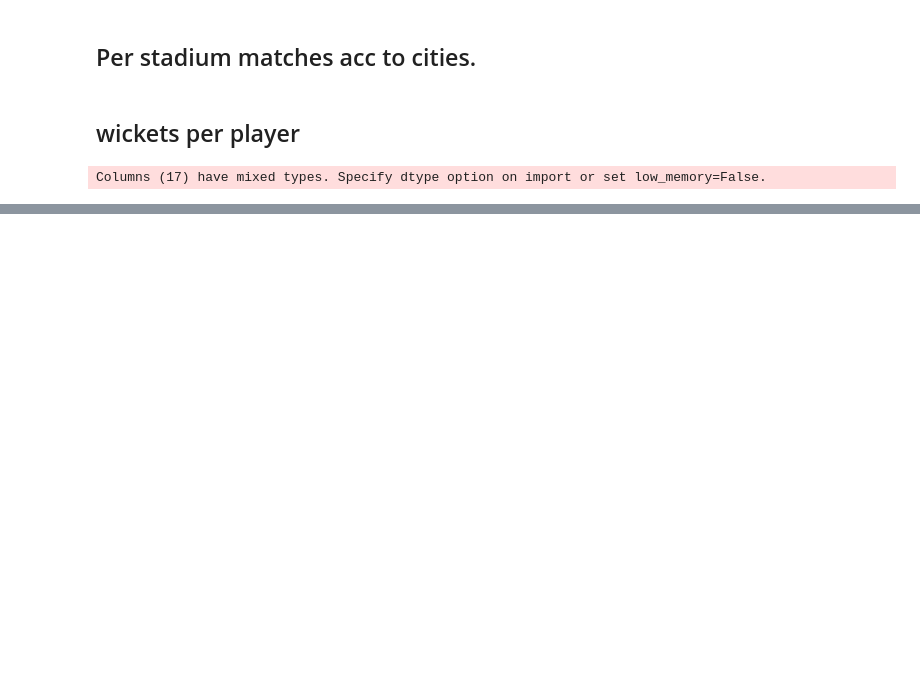
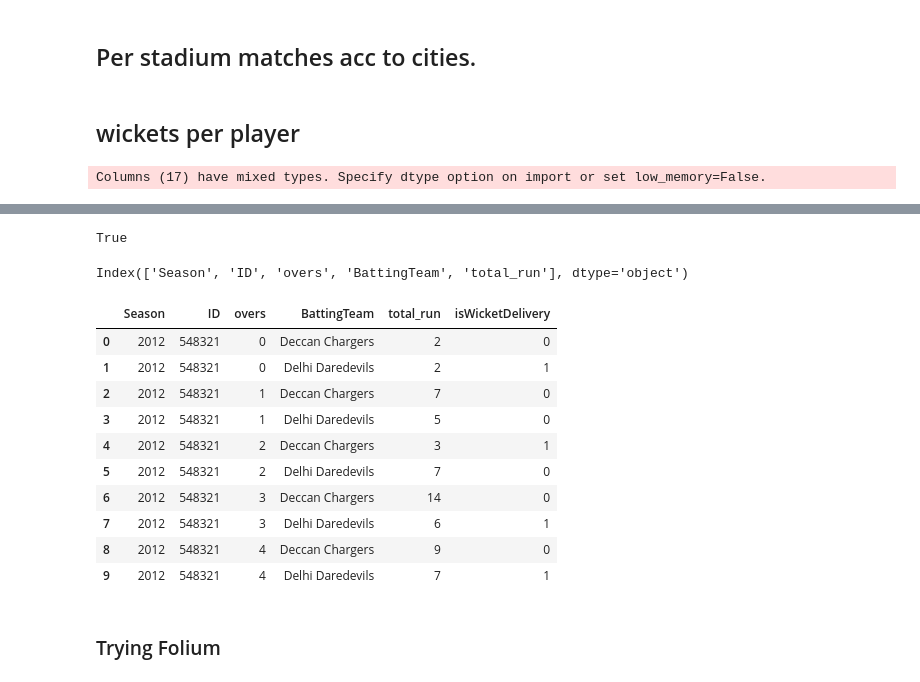
Before and after one commit to karanjain1601/dv_project, a Jupyter notebook: code.ipynb, the cells around one changed output, grey strips where cells are left out. Saved outputs shown, nothing was run; the diff lists cells and outputs as text; code cells hidden in the pictures; blank space fills up the shorter version.

```diff
--- a/code.ipynb
+++ b/code.ipynb
@@ -273,0 +363,5 @@ Columns (17) have mixed types. Specify dtype option on import or set low_memory=
+# %%
+data_run = data.groupby(['Season','ID','overs','BattingTeam'])['total_run'].sum()
+data_run = data_run.reset_index()
+data_run.to_csv('match_summary_runs.csv', index=False)
+data_run.head(10)
@@ -273,0 +380,5 @@ Columns (17) have mixed types. Specify dtype option on import or set low_memory=
+# %%
+data_wickets = data.groupby(['Season','ID','overs','BattingTeam'])['isWicketDelivery'].sum()
+data_wickets = data_wickets.reset_index()
+data_wickets.to_csv('match_summary_wickets.csv', index=False)
+data_wickets.head(10)
@@ -273,0 +397,24 @@ Columns (17) have mixed types. Specify dtype option on import or set low_memory=
+# %%
+len(data_run) == len(data_wickets)
+# %% [output]
+True
+# %%
+data_run.columns
+# %% [output]
+Index(['Season', 'ID', 'overs', 'BattingTeam', 'total_run'], dtype='object')
+# %%
+data_summary = pd.merge(data_run, data_wickets, on =['Season', 'ID', 'overs', 'BattingTeam'])
+# %%
+data_summary.head(10)
+# %% [output]
+|  | Season | ID | overs | BattingTeam | total_run | isWicketDelivery |
+| 0 | 2012 | 548321 | 0 | Deccan Chargers | 2 | 0 |
+| 1 | 2012 | 548321 | 0 | Delhi Daredevils | 2 | 1 |
+| 2 | 2012 | 548321 | 1 | Deccan Chargers | 7 | 0 |
+| 3 | 2012 | 548321 | 1 | Delhi Daredevils | 5 | 0 |
+| 4 | 2012 | 548321 | 2 | Deccan Chargers | 3 | 1 |
+| 5 | 2012 | 548321 | 2 | Delhi Daredevils | 7 | 0 |
+| 6 | 2012 | 548321 | 3 | Deccan Chargers | 14 | 0 |
+| 7 | 2012 | 548321 | 3 | Delhi Daredevils | 6 | 1 |
+| 8 | 2012 | 548321 | 4 | Deccan Chargers | 9 | 0 |
+| 9 | 2012 | 548321 | 4 | Delhi Daredevils | 7 | 1 |
@@ -273,0 +424,2 @@ Columns (17) have mixed types. Specify dtype option on import or set low_memory=
+# %% [markdown]
+ ### Trying Folium
```
Also changed, not shown: parts of 15 cells of this notebook, 3 other files.
